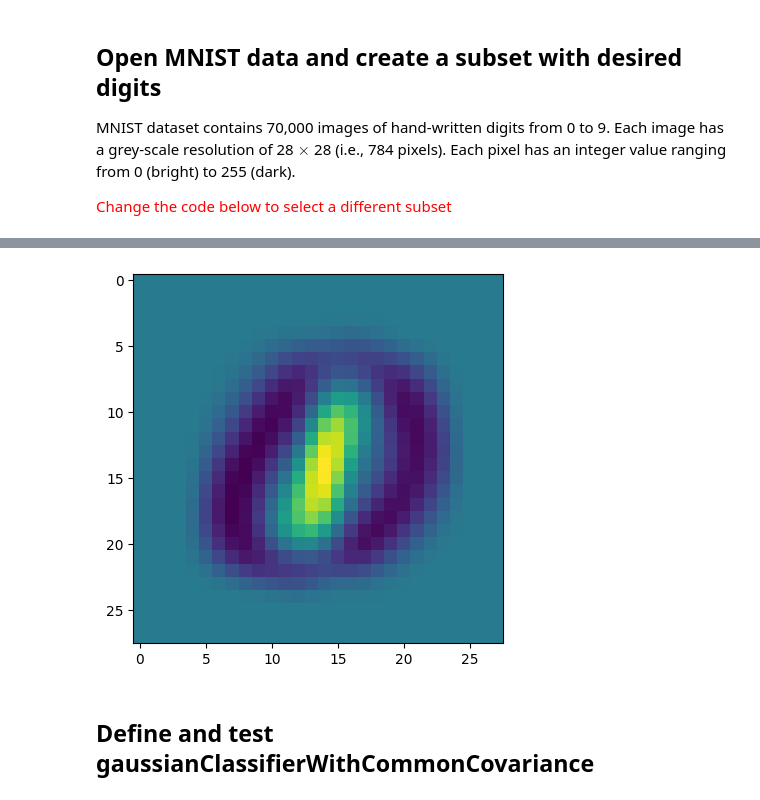
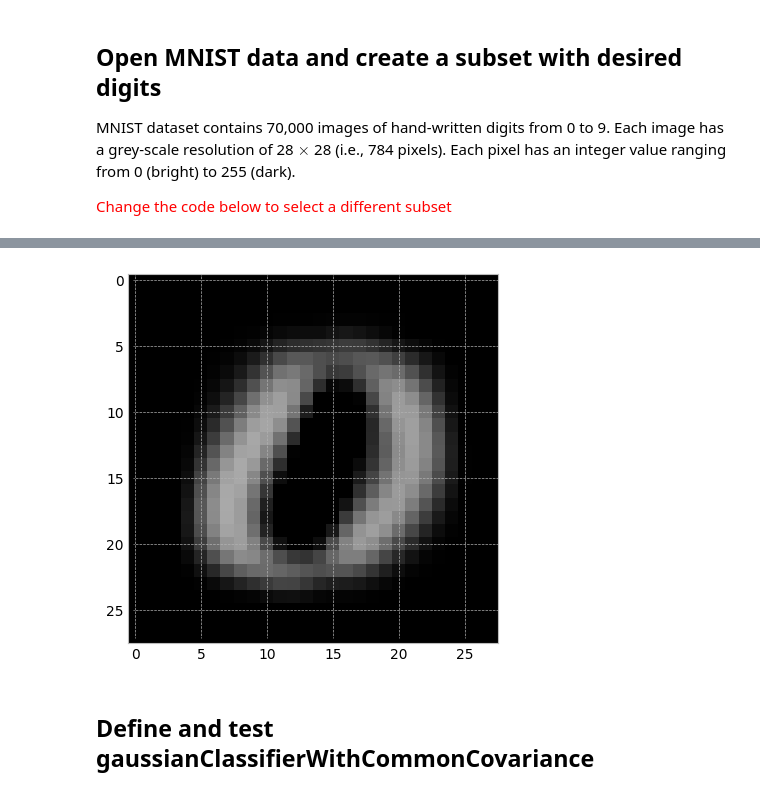
Before and after one commit to JayIke/machine-learning, a Jupyter notebook: MNIST_Classification/Project.ipynb, the cells around one changed output, grey strips where cells are left out. Cells and saved outputs as stored; diff of their text form; code cells hidden in the pictures.

Commit message:
gray scale plots

```diff
--- a/MNIST_Classification/Project.ipynb
+++ b/MNIST_Classification/Project.ipynb
@@ -90,46 +111,57 @@ def testLinearClassifier(at,Xt,yt):
 # %%
 #------TRAINING CODE --------------
 
+import array
+from turtle import color
 from matplotlib.cbook import flatten
+from matplotlib.pyplot import cool
+from numpy import float64
 
 
 def gaussianClassifierWithIdentityCovariance(Xtrain1,ytrain1):
     # X*I=X, the result is the original matrix, hence:
-
+    #X_train_bias = np.c_[Xtrain1,np.ones(Xtrain1,shape=Xtrain1.shape[1])] # add column
     # Separate the data into two classes
     class_1_data =  Xtrain1[ytrain1 == 0]
     class_2_data = Xtrain1[ytrain1 == 1]
-
-    # Estimate mean vectors
-    mu1 = np.mean(class_1_data, axis=0)
-    mu2 = np.mean(class_2_data, axis=0)
-    #a = 0.01*np.random.randn(Nfeatures+1,1)
-
-    # Reshape for concatenation
-    #mu1 = mu1.reshape((mu1.shape[0], 1))
-    #mu2 = mu2.reshape((mu2.shape[0], 1))
+    # Create mean subtracted arrays
+    class_mean = np.mean(Xtrain1,axis=0)
+    mu1 = np.mean(class_1_data,axis=0)
+    mu2 = np.mean(class_2_data,axis=0)
 
     # Discriminate function coefficients
-    a = np.concatenate([(mu2 - mu1), -0.5 * (mu1 + mu2)])
+    wt = (mu1-mu2)
+    print("wt: ", wt.shape)
+    wt = np.transpose(wt)
+
+    w0 = wt*-0.5*(mu1+mu2)
+    print("w0: ", w0.shape)
+    #a1 = np.append([wt],[w0],axis=0)
+    a1 = np.concatenate((wt,w0),axis=0)
+    #np.reshape(a1[0:1568],(-1,784))
 
 
+    print("wt shape:", wt.shape)
+    print("w0 shape:", w0.shape)
+    print("a shape:", a1.shape)
+   # print("class1_demeaned shape:", class1_demeaned.shape)
 
 
-
-    return a
+    return a1
     #YOUR CODE HERE
 
 
 #------SIMPLE TESTING ON THE TRAINING DATA ITSELF --------------
-a = gaussianClassifierWithIdentityCovariance(X_train,y_train)
-# a = a.flatten()
-plt.imshow(np.reshape(a[0:784],(28,28)))
-a = np.reshape(a[0:785],785)
-
-train = testLinearClassifier(a,X_train,y_train)
-val = testLinearClassifier(a,X_val,y_val)
-test = testLinearClassifier(a,X_test,y_test)
-print('train: ', train)
-print('val: ', val)
-print('test: ', test)
+a1 = gaussianClassifierWithIdentityCovariance(X_train,y_train)
+wt,w0 = np.split(a1,2,axis=0)
+plt.imshow(np.reshape(a1[0:784],(28,28)),cmap='gray',vmin=0,vmax=255)
+#plt.imshow(np.reshape(w0[0:784],(28,28)),cmap='grey',vmin=0,vmax=255)
+a1 = np.reshape(a1,(784,-1))
+#a1 = np.transpose(a1)
+train = testLinearClassifier(a1,X_train,y_train)
+val = testLinearClassifier(a1,X_val,y_val)
+test = testLinearClassifier(a1,X_test,y_test)
+print(f'\ny1 train misclass: {train}, {train/Nsamples*100:.3f}%')
+print(f"y1 test misclass: {test}, {test/Nsamples*100:.3f}%")
+print(f'y1 val misclass: {val}, {val/Nsamples*100:.3f}%')
 # %% [output]
@@ -142,4 +185,4 @@ test:  59
-[figure, old version]
+[figure, new version]
 # %% [markdown]
 ## Define and test gaussianClassifierWithCommonCovariance
 # %%
```
Also changed, not shown: parts of 11 cells of this notebook.
